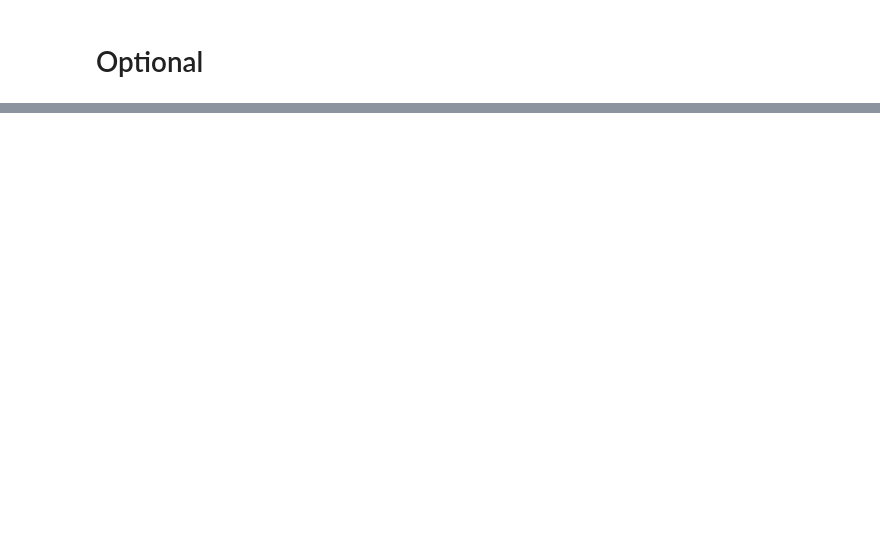
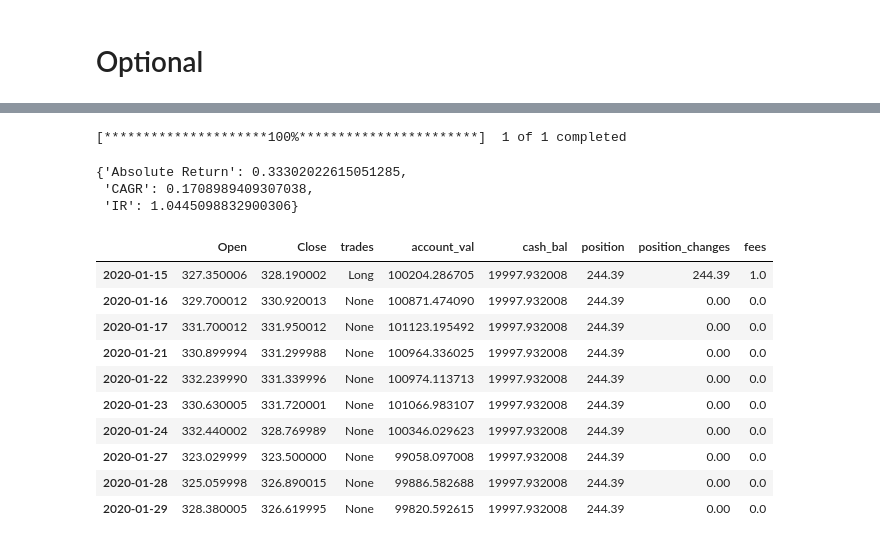
Before and after one commit to AhmedSMG/CodingDojo, a Jupyter notebook: week05/day04/W5C2/W5C2_template.ipynb, the cells around one changed output, grey strips where cells are left out. Cells and saved outputs as stored; diff of their text form; code cells hidden in the pictures; blank space fills up the shorter version.

```diff
--- a/week05/day04/W5C2/W5C2_template.ipynb
+++ b/week05/day04/W5C2/W5C2_template.ipynb
@@ -287,6 +292,17 @@ def sma_strategy(asset, **kwargs):
     df["trades"].iloc[0] = "Long" if df["trade_direction"].iloc[0] == 1 else "None"
 
     return df
+# %%
+def bh_strategy(asset):
+    """
+    Simple Buy Hold
+    """
+
+    df = asset.copy()
+    df["trades"] = "None"
+    df["trades"].iloc[0] = "Long"
+
+    return df
 # %%
 def get_performance(results, starting_capital):
     """
@@ -360,0 +483,23 @@ from scipy import optimize
+# %%
+test_spy = BackTesting("SPY", start_date=dt.datetime(2020, 1, 16))
+bh_metrics, bh_results = test_spy.run(bh_strategy)
+bh_metrics
+# %% [output]
+[*********************100%***********************]  1 of 1 completed
+{'Absolute Return': 0.33302022615051285,
+ 'CAGR': 0.1708989409307038,
+ 'IR': 1.0445098832900306}
+# %%
+bh_results.head(10)
+# %% [output]
+|  | Open | Close | trades | account_val | cash_bal | position | position_changes | fees |
+| 2020-01-15 | 327.350006 | 328.190002 | Long | 100204.286705 | 19997.932008 | 244.39 | 244.39 | 1.0 |
+| 2020-01-16 | 329.700012 | 330.920013 | None | 100871.474090 | 19997.932008 | 244.39 | 0.00 | 0.0 |
+| 2020-01-17 | 331.700012 | 331.950012 | None | 101123.195492 | 19997.932008 | 244.39 | 0.00 | 0.0 |
+| 2020-01-21 | 330.899994 | 331.299988 | None | 100964.336025 | 19997.932008 | 244.39 | 0.00 | 0.0 |
+| 2020-01-22 | 332.239990 | 331.339996 | None | 100974.113713 | 19997.932008 | 244.39 | 0.00 | 0.0 |
+| 2020-01-23 | 330.630005 | 331.720001 | None | 101066.983107 | 19997.932008 | 244.39 | 0.00 | 0.0 |
+| 2020-01-24 | 332.440002 | 328.769989 | None | 100346.029623 | 19997.932008 | 244.39 | 0.00 | 0.0 |
+| 2020-01-27 | 323.029999 | 323.500000 | None | 99058.097008 | 19997.932008 | 244.39 | 0.00 | 0.0 |
+| 2020-01-28 | 325.059998 | 326.890015 | None | 99886.582688 | 19997.932008 | 244.39 | 0.00 | 0.0 |
+| 2020-01-29 | 328.380005 | 326.619995 | None | 99820.592615 | 19997.932008 | 244.39 | 0.00 | 0.0 |
```
Also changed, not shown: parts of 25 cells of this notebook, 1 other file.
